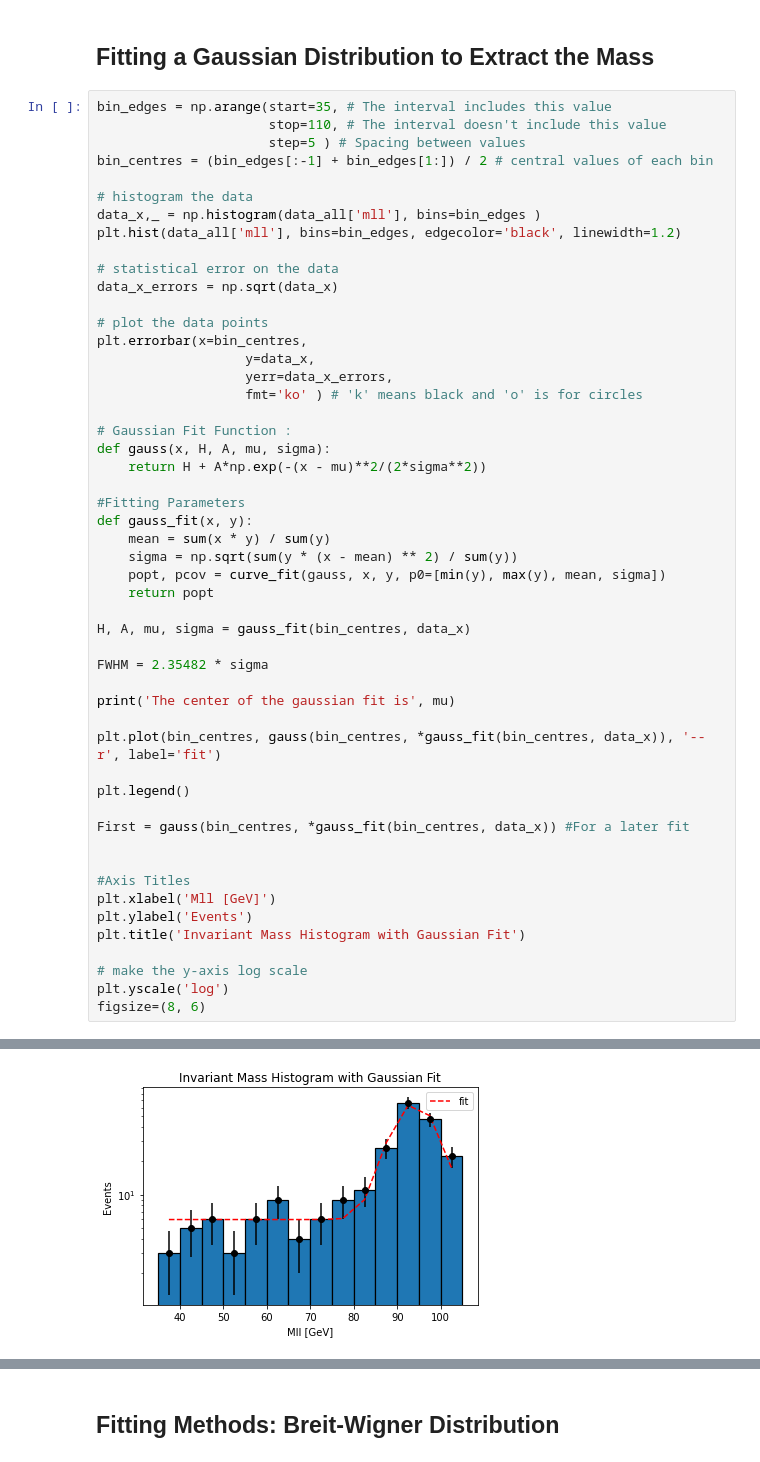
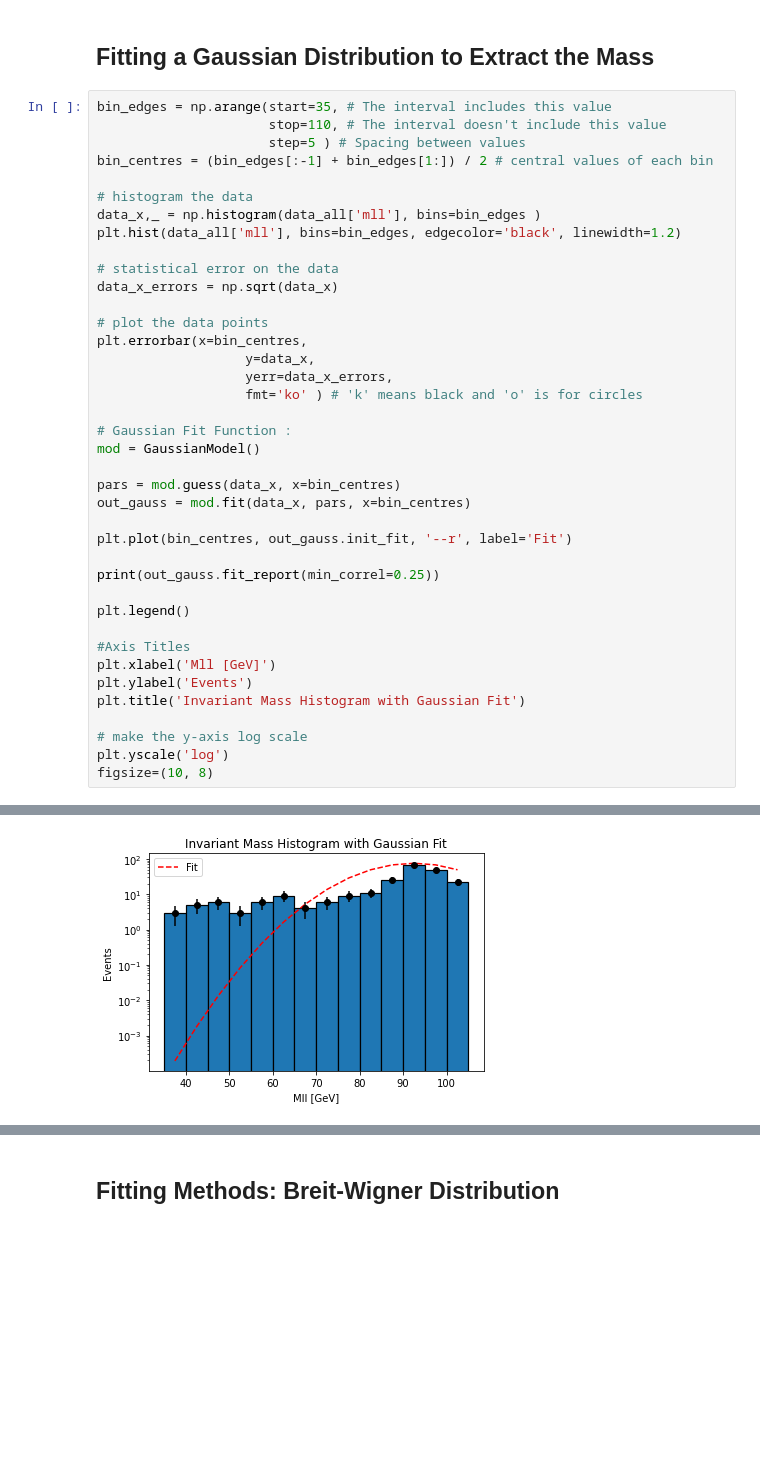
Before and after one commit to KatieGray024/notebooks-collection-opendata, a Jupyter notebook: 13-TeV-examples/uproot_python/Find_the_Z.ipynb, the cells around one changed output, grey strips where cells are left out. Drawn from its saved outputs; the diff is of its cells as text; blank space fills up the shorter version.

Commit message:
Fitting updated

```diff
--- a/13-TeV-examples/uproot_python/Find_the_Z.ipynb
+++ b/13-TeV-examples/uproot_python/Find_the_Z.ipynb
@@ -236,28 +233,16 @@ plt.errorbar(x=bin_centres,
                    fmt='ko' ) # 'k' means black and 'o' is for circles
 
 # Gaussian Fit Function :
-def gauss(x, H, A, mu, sigma):
-    return H + A*np.exp(-(x - mu)**2/(2*sigma**2))
+mod = GaussianModel()
 
-#Fitting Parameters
-def gauss_fit(x, y):
-    mean = sum(x * y) / sum(y)
-    sigma = np.sqrt(sum(y * (x - mean) ** 2) / sum(y))
-    popt, pcov = curve_fit(gauss, x, y, p0=[min(y), max(y), mean, sigma])
-    return popt
+pars = mod.guess(data_x, x=bin_centres)
+out_gauss = mod.fit(data_x, pars, x=bin_centres)
 
-H, A, mu, sigma = gauss_fit(bin_centres, data_x)
+plt.plot(bin_centres, out_gauss.init_fit, '--r', label='Fit')
 
-FWHM = 2.35482 * sigma
-
-print('The center of the gaussian fit is', mu)
-
-plt.plot(bin_centres, gauss(bin_centres, *gauss_fit(bin_centres, data_x)), '--r', label='fit')
+print(out_gauss.fit_report(min_correl=0.25))
 
 plt.legend()
-
-First = gauss(bin_centres, *gauss_fit(bin_centres, data_x)) #For a later fit
-
 
 #Axis Titles
 plt.xlabel('Mll [GeV]')
@@ -266,5 +251,5 @@ plt.title('Invariant Mass Histogram with Gaussian Fit')
 
 # make the y-axis log scale
 plt.yscale('log')
-figsize=(8, 6)
+figsize=(10, 8)
 # %% [output]
@@ -272,4 +276,4 @@ The center of the gaussian fit is 93.94692485837328
-[figure, old version]
+[figure, new version]
 # %% [markdown]
 <a id='going_further'></a>
 # %% [markdown]
```
Also changed, not shown: parts of 12 cells of this notebook, 1 other file.
